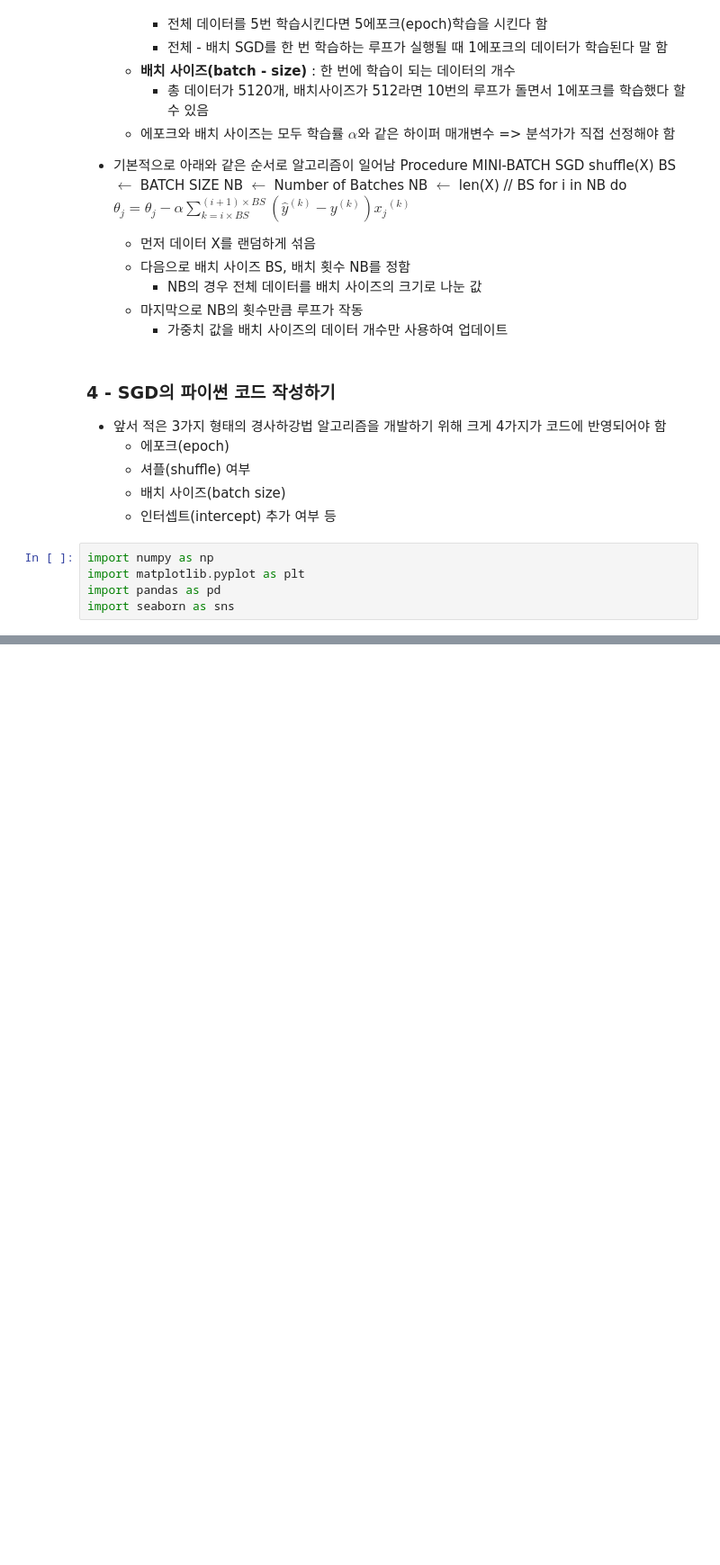
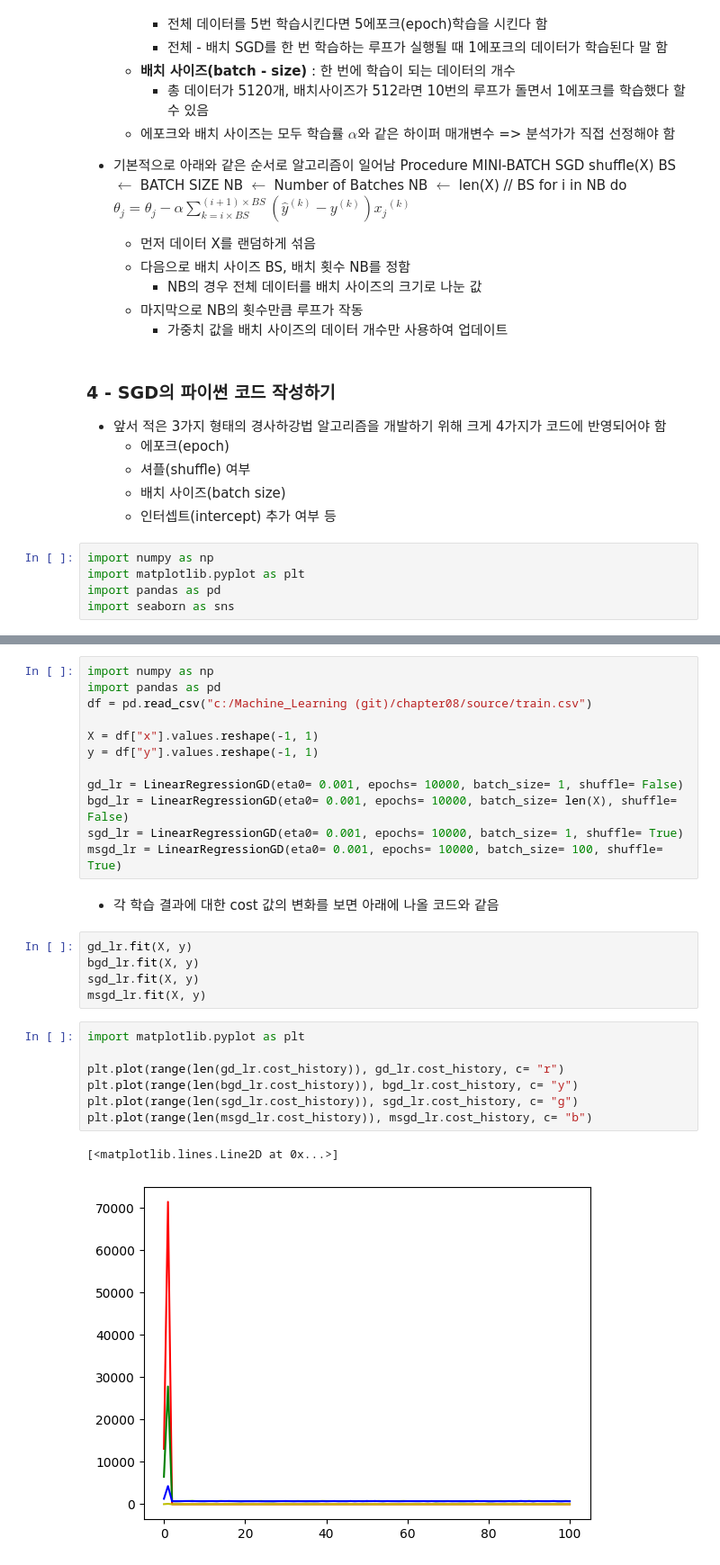
Before and after one commit to Egoty62/Machine_Learning, a Jupyter notebook: chapter08/chapter08_01.ipynb, the cells around one changed output, grey strips where cells are left out. Shown: that part at 90% size. Saved outputs shown, nothing was run; the diff lists cells and outputs as text; blank space fills up the shorter version.

Commit message:
Chapter_08_study_02

```diff
--- a/chapter08/chapter08_01.ipynb
+++ b/chapter08/chapter08_01.ipynb
@@ -244,0 +275,29 @@ class LinearRegressionGD(object) :
+# %%
+import numpy as np
+import pandas as pd
+df = pd.read_csv("c:/Machine_Learning (git)/chapter08/source/train.csv")
+
+X = df["x"].values.reshape(-1, 1)
+y = df["y"].values.reshape(-1, 1)
+
+gd_lr = LinearRegressionGD(eta0= 0.001, epochs= 10000, batch_size= 1, shuffle= False)
+bgd_lr = LinearRegressionGD(eta0= 0.001, epochs= 10000, batch_size= len(X), shuffle= False)
+sgd_lr = LinearRegressionGD(eta0= 0.001, epochs= 10000, batch_size= 1, shuffle= True)
+msgd_lr = LinearRegressionGD(eta0= 0.001, epochs= 10000, batch_size= 100, shuffle= True)
+# %% [markdown]
+- 각 학습 결과에 대한 cost 값의 변화를 보면 아래에 나올 코드와 같음
+# %%
+gd_lr.fit(X, y)
+bgd_lr.fit(X, y)
+sgd_lr.fit(X, y)
+msgd_lr.fit(X, y)
+# %%
+import matplotlib.pyplot as plt
+
+plt.plot(range(len(gd_lr.cost_history)), gd_lr.cost_history, c= "r")
+plt.plot(range(len(bgd_lr.cost_history)), bgd_lr.cost_history, c= "y")
+plt.plot(range(len(sgd_lr.cost_history)), sgd_lr.cost_history, c= "g")
+plt.plot(range(len(msgd_lr.cost_history)), msgd_lr.cost_history, c= "b")
+# %% [output]
+[<matplotlib.lines.Line2D at 0x...>]
+[figure, added]
```
Also changed, not shown: parts of 5 cells of this notebook, 1 other file.
